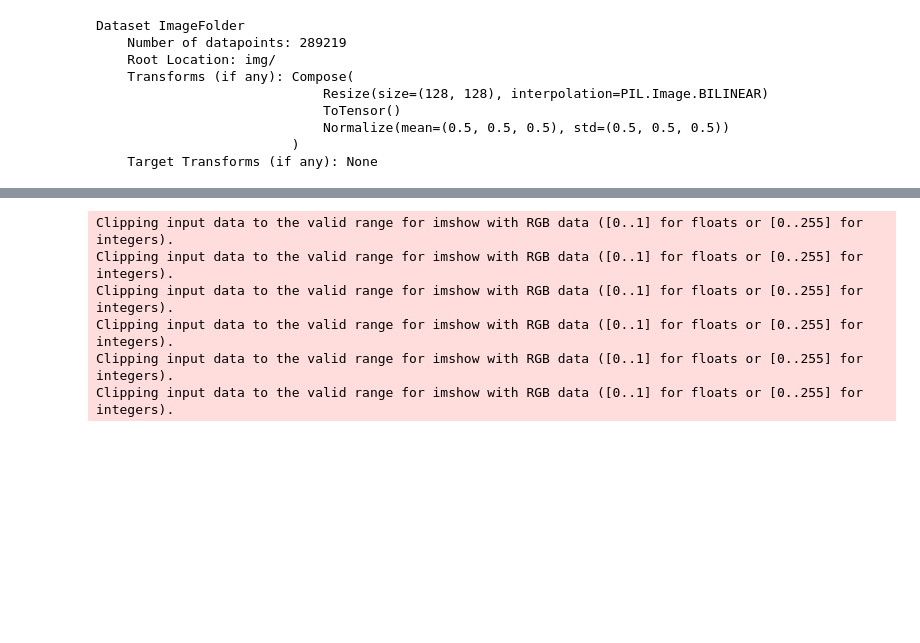
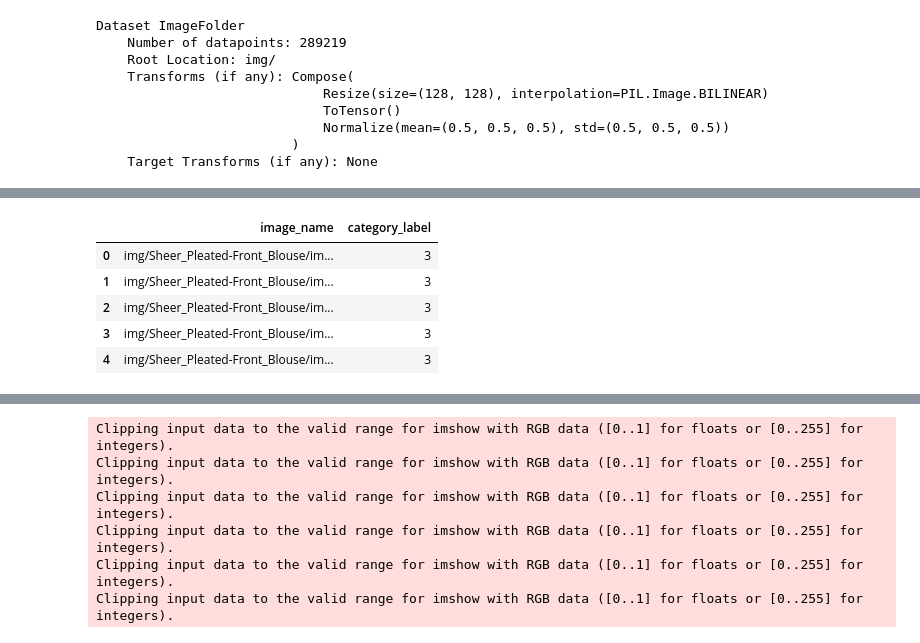
Before and after one commit to Wuschelbueb/AML19-SelfSupervised, a Jupyter notebook: playground_deepfashion.ipynb, the cells around one changed output, grey strips where cells are left out. Saved outputs shown, nothing was run; the diff lists cells and outputs as text; code cells hidden in the pictures; blank space fills up the shorter version.

```diff
--- a/playground_deepfashion.ipynb
+++ b/playground_deepfashion.ipynb
@@ -59,0 +55,18 @@ torch.Size([3, 128, 128])
+# %%
+list_category_img = pd.read_csv('list_category_img.txt', sep="\t", header=0)
+list_category_img.columns = ["image_name", "category_label"]
+
+list_category_cloth = pd.read_csv('list_category_cloth.txt', sep="\t", header=0)
+list_category_cloth.columns = ["category_name", "category_type"]
+
+list_eval_partition = pd.read_csv('list_eval_partition.txt', sep="\t", header=0)
+list_eval_partition.columns = ["image_name", "evaluation_status"]
+# %%
+list_category_img.head()
+# %% [output]
+|  | image_name | category_label |
+| 0 | img/Sheer_Pleated-Front_Blouse/im... | 3 |
+| 1 | img/Sheer_Pleated-Front_Blouse/im... | 3 |
+| 2 | img/Sheer_Pleated-Front_Blouse/im... | 3 |
+| 3 | img/Sheer_Pleated-Front_Blouse/im... | 3 |
+| 4 | img/Sheer_Pleated-Front_Blouse/im... | 3 |
```
Also changed, not shown: parts of 11 cells of this notebook, 1 other file.
